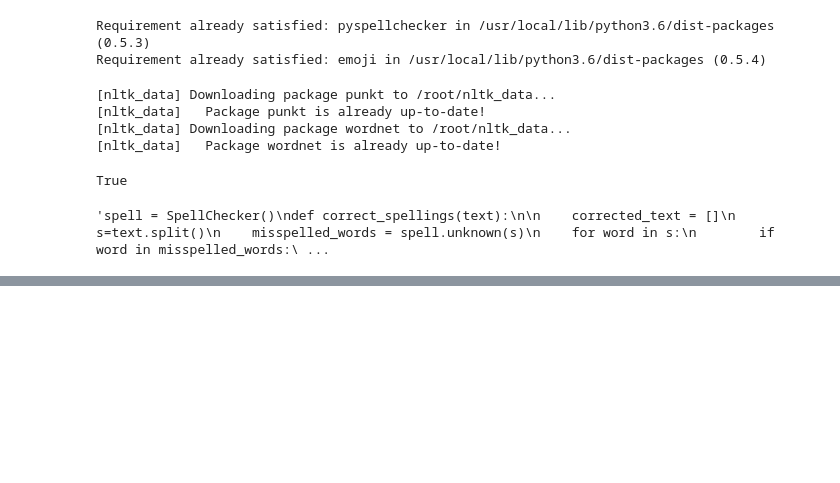
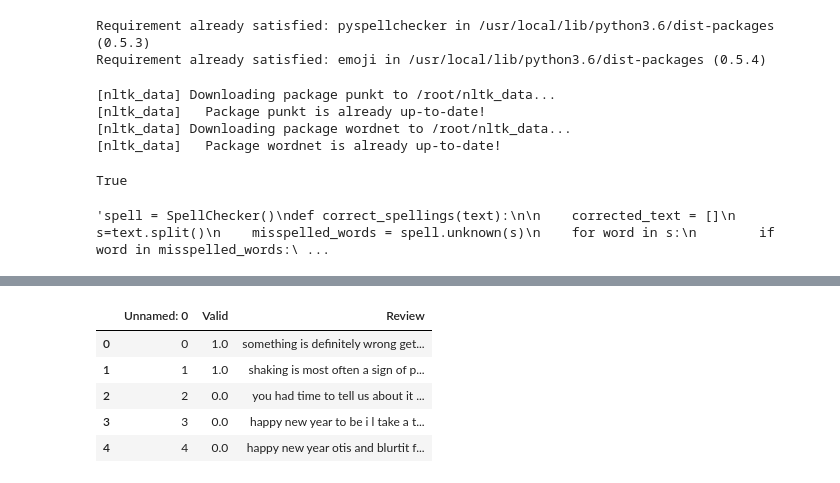
Before and after one commit to sarathkumar000/Classifying-Responses, a Jupyter notebook: Preprocessing FrameWork.ipynb, the cells around one changed output, grey strips where cells are left out. Cells and saved outputs as stored; diff of their text form; code cells hidden in the pictures; blank space fills up the shorter version.

```diff
--- a/Preprocessing FrameWork.ipynb
+++ b/Preprocessing FrameWork.ipynb
@@ -364,0 +400,9 @@ the upcoming cars in india for toyota new camry mahindra ego nxt toyota vios mer
+# %%
+df1.head()
+# %% [output]
+|  | Unnamed: 0 | Valid | Review |
+| 0 | 0 | 1.0 | something is definitely wrong get... |
+| 1 | 1 | 1.0 | shaking is most often a sign of p... |
+| 2 | 2 | 0.0 | you had time to tell us about it ... |
+| 3 | 3 | 0.0 | happy new year to be i l take a t... |
+| 4 | 4 | 0.0 | happy new year otis and blurtit f... |
```
Also changed, not shown: parts of 6 cells of this notebook.
